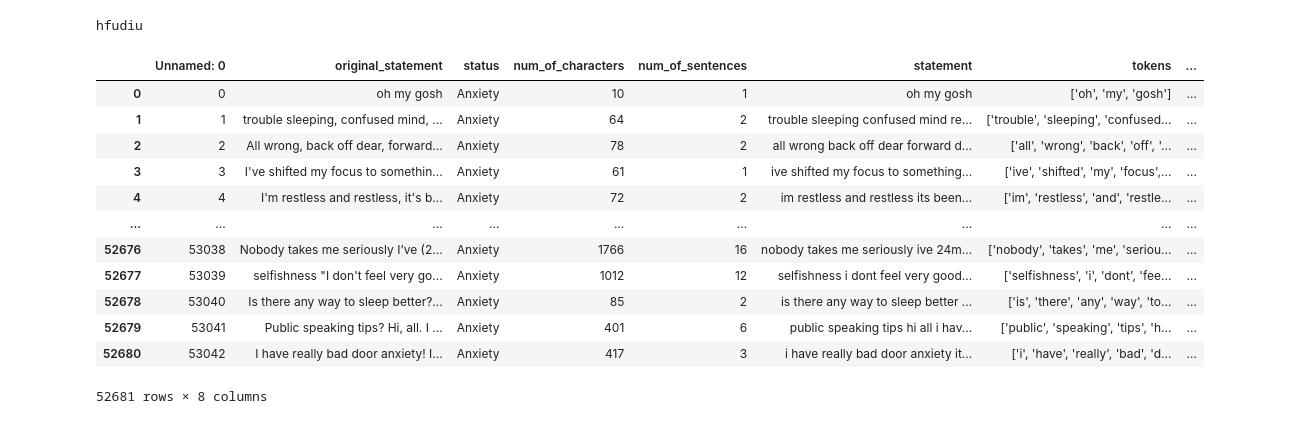
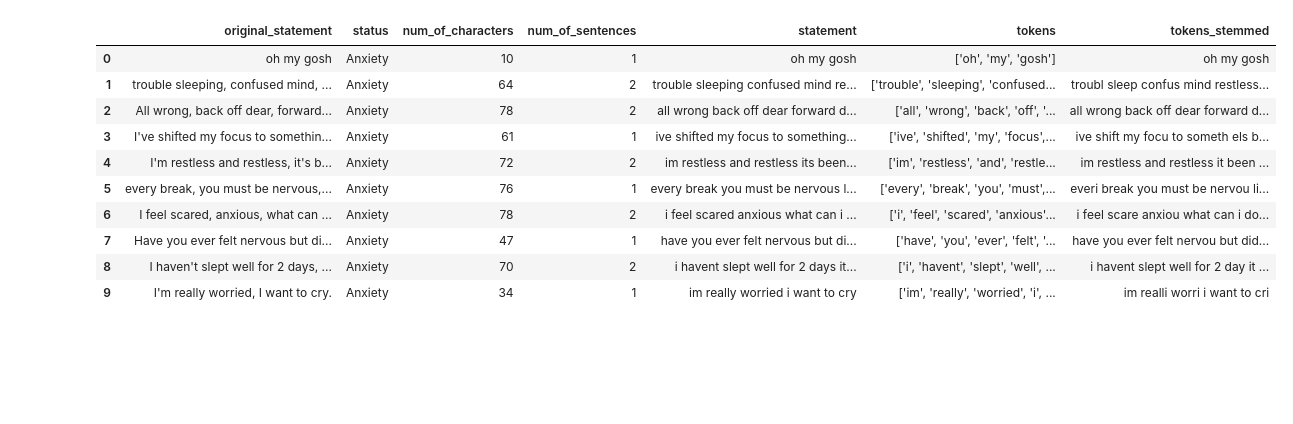
Before and after one commit to gvo104/study_ml_ops, a Jupyter notebook: 1.ipynb, the cells around one changed output. Cells and saved outputs as stored; diff of their text form; code cells hidden in the pictures; blank space fills up the shorter version.

```diff
--- a/1.ipynb
+++ b/1.ipynb
@@ -1,6 +1,2 @@
-# %%
-print('hfudiu')
-# %% [output]
-hfudiu
 # %%
 import pandas as pd
@@ -7,18 +30,16 @@ import pandas as pd
 # %%
-df = pd.read_csv('data/prepare_data.csv')
+df = pd.read_csv('data/fin_data.csv', index_col=0)
-# %%
-df
-# %% [output]
-|  | Unnamed: 0 | original_statement | status | num_of_characters | num_of_sentences | statement | tokens | ... |
-| 0 | 0 | oh my gosh | Anxiety | 10 | 1 | oh my gosh | ['oh', 'my', 'gosh'] | ... |
-| 1 | 1 | trouble sleeping, confused mind, ... | Anxiety | 64 | 2 | trouble sleeping confused mind re... | ['trouble', 'sleeping', 'confused... | ... |
-| 2 | 2 | All wrong, back off dear, forward... | Anxiety | 78 | 2 | all wrong back off dear forward d... | ['all', 'wrong', 'back', 'off', '... | ... |
-| 3 | 3 | I've shifted my focus to somethin... | Anxiety | 61 | 1 | ive shifted my focus to something... | ['ive', 'shifted', 'my', 'focus',... | ... |
-| 4 | 4 | I'm restless and restless, it's b... | Anxiety | 72 | 2 | im restless and restless its been... | ['im', 'restless', 'and', 'restle... | ... |
-| ... | ... | ... | ... | ... | ... | ... | ... | ... |
-| 52676 | 53038 | Nobody takes me seriously I’ve (2... | Anxiety | 1766 | 16 | nobody takes me seriously ive 24m... | ['nobody', 'takes', 'me', 'seriou... | ... |
-| 52677 | 53039 | selfishness "I don't feel very go... | Anxiety | 1012 | 12 | selfishness i dont feel very good... | ['selfishness', 'i', 'dont', 'fee... | ... |
-| 52678 | 53040 | Is there any way to sleep better?... | Anxiety | 85 | 2 | is there any way to sleep better ... | ['is', 'there', 'any', 'way', 'to... | ... |
-| 52679 | 53041 | Public speaking tips? Hi, all. I ... | Anxiety | 401 | 6 | public speaking tips hi all i hav... | ['public', 'speaking', 'tips', 'h... | ... |
-| 52680 | 53042 | I have really bad door anxiety! I... | Anxiety | 417 | 3 | i have really bad door anxiety it... | ['i', 'have', 'really', 'bad', 'd... | ... |
-52681 rows × 8 columns
+# %%
+df.head(10)
+# %% [output]
+|  | original_statement | status | num_of_characters | num_of_sentences | statement | tokens | tokens_stemmed |
+| 0 | oh my gosh | Anxiety | 10 | 1 | oh my gosh | ['oh', 'my', 'gosh'] | oh my gosh |
+| 1 | trouble sleeping, confused mind, ... | Anxiety | 64 | 2 | trouble sleeping confused mind re... | ['trouble', 'sleeping', 'confused... | troubl sleep confus mind restless... |
+| 2 | All wrong, back off dear, forward... | Anxiety | 78 | 2 | all wrong back off dear forward d... | ['all', 'wrong', 'back', 'off', '... | all wrong back off dear forward d... |
+| 3 | I've shifted my focus to somethin... | Anxiety | 61 | 1 | ive shifted my focus to something... | ['ive', 'shifted', 'my', 'focus',... | ive shift my focu to someth els b... |
+| 4 | I'm restless and restless, it's b... | Anxiety | 72 | 2 | im restless and restless its been... | ['im', 'restless', 'and', 'restle... | im restless and restless it been ... |
+| 5 | every break, you must be nervous,... | Anxiety | 76 | 1 | every break you must be nervous l... | ['every', 'break', 'you', 'must',... | everi break you must be nervou li... |
+| 6 | I feel scared, anxious, what can ... | Anxiety | 78 | 2 | i feel scared anxious what can i ... | ['i', 'feel', 'scared', 'anxious'... | i feel scare anxiou what can i do... |
+| 7 | Have you ever felt nervous but di... | Anxiety | 47 | 1 | have you ever felt nervous but di... | ['have', 'you', 'ever', 'felt', '... | have you ever felt nervou but did... |
+| 8 | I haven't slept well for 2 days, ... | Anxiety | 70 | 2 | i havent slept well for 2 days it... | ['i', 'havent', 'slept', 'well', ... | i havent slept well for 2 day it ... |
+| 9 | I'm really worried, I want to cry. | Anxiety | 34 | 1 | im really worried i want to cry | ['im', 'really', 'worried', 'i', ... | im realli worri i want to cri |
```
Also changed, not shown: parts of 12 cells of this notebook.
